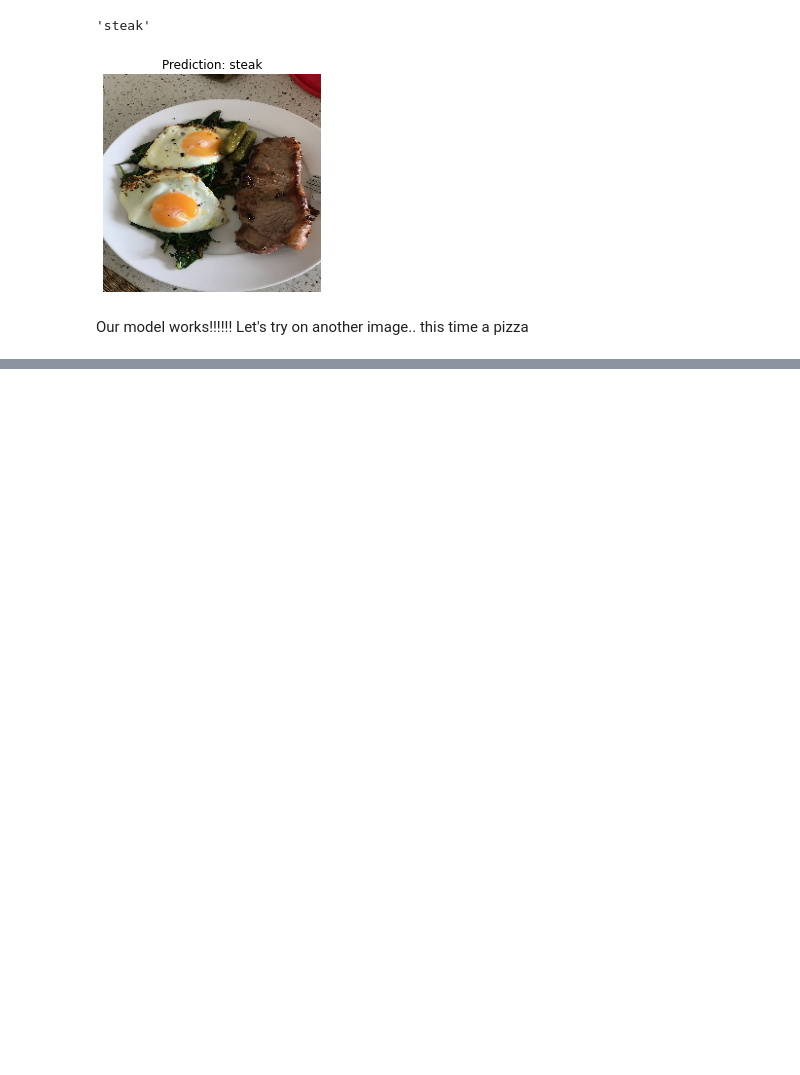
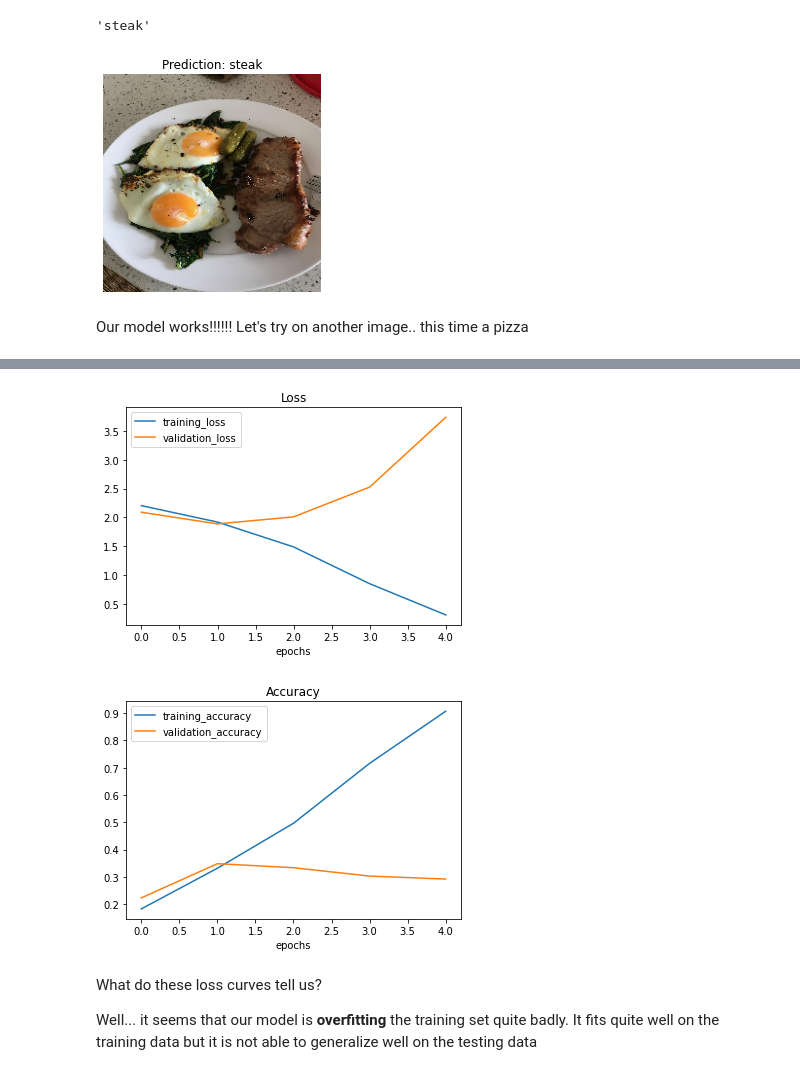
Before and after one commit to shashwat9kumar/ML-And-DataScience, a Jupyter notebook: Tensorflow/03_introduction_to_computer_vision_using_tensorflow.ipynb, the cells around one changed output, grey strips where cells are left out. Cells and saved outputs as stored; diff of their text form; code cells hidden in the pictures; blank space fills up the shorter version.

```diff
--- a/Tensorflow/03_introduction_to_computer_vision_using_tensorflow.ipynb
+++ b/Tensorflow/03_introduction_to_computer_vision_using_tensorflow.ipynb
@@ -1416,0 +1535,22 @@ Saving to: ‘03-pizza-dad.jpeg.1’
+# %%
+# Create the model (similar to model_7 and resembling tensorflow explainer website)
+
+model_8 = Sequential(
+    [
+     Conv2D(10, 3, input_shape=(224, 224, 3)),
+     Activation(activation='relu'),
+     Conv2D(10,3, activation = 'relu'),
+     MaxPool2D(),
+     Conv2D(10, 3, activation='relu'),
+     Conv2D(10, 3, activation='relu'),
+     MaxPool2D(),
+     Flatten(),
+     Dense(10, activation='softmax')  # Changed to have 10 output neurons anf use softmax activation
+    #  Activation('softmax') # Could have done this as well
+    ]
+)
+
+# Compile the model
+model_8.compile(loss='categorical_crossentropy',
+                optimizer=tf.keras.optimizers.Adam(),
+                metrics=["accuracy"])
@@ -1416,0 +1559,7 @@ Saving to: ‘03-pizza-dad.jpeg.1’
+# %%
+# fit the model
+history_8 = model_8.fit(train_data,  ## now has 10 classes
+                        epochs=5,
+                        steps_per_epoch = len(train_data),
+                        validation_data = test_data,
+                        validation_steps = len(test_data))  # for faster validation sometimes we do 0.25 * len(test_data)
@@ -1416,0 +1585,11 @@ Saving to: ‘03-pizza-dad.jpeg.1’
+# %%
+# Checkout the model's loss curve
+plot_loss_curve(history_8)
+# %% [output]
+[figure, added]
+[figure, added]
+# %% [markdown]
+What do these loss curves tell us?
+
+
+Well... it seems that our model is **overfitting** the training set quite badly. It fits quite well on the training data but it is not able to generalize well on the testing data
```
Also changed, not shown: parts of 49 cells of this notebook.
